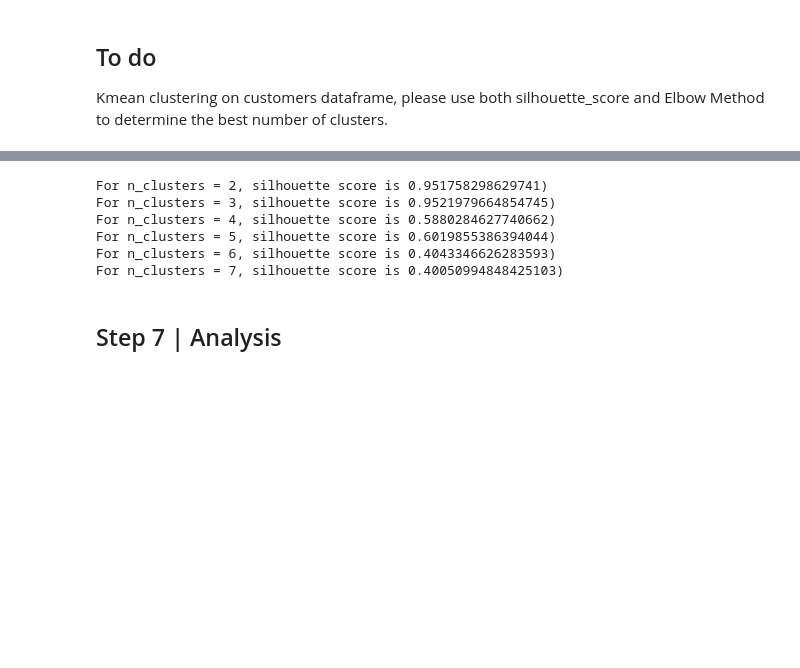
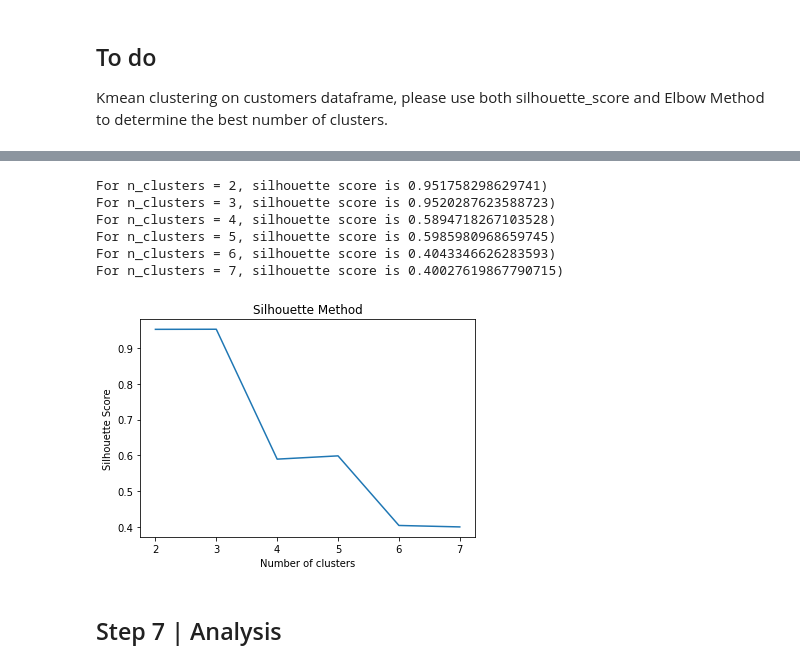
Before and after one commit to Jinglinhui/My-codes, a Jupyter notebook: kmean_project_std.ipynb, the cells around one changed output, grey strips where cells are left out. Cells and saved outputs as stored; diff of their text form; code cells hidden in the pictures; blank space fills up the shorter version.

```diff
--- a/kmean_project_std.ipynb
+++ b/kmean_project_std.ipynb
@@ -509,5 +511,7 @@ plt.show()
 # %%
 from sklearn.metrics import silhouette_score
+x=[]
+y=[]
 range_n_clusters = list (range(2,8))
 for n_clusters in range_n_clusters:
     clusterer = KMeans(n_clusters=n_clusters)
@@ -515,14 +519,24 @@ for n_clusters in range_n_clusters:
     centers = clusterer.cluster_centers_
 
     score = silhouette_score(scaled_customers, preds)
+    x.append(n_clusters)
+    y.append(score)
     print("For n_clusters = {}, silhouette score is {})".format(n_clusters, score))
 # %% [output]
 For n_clusters = 2, silhouette score is 0.951758298629741)
-For n_clusters = 3, silhouette score is 0.9521979664854745)
-For n_clusters = 4, silhouette score is 0.5880284627740662)
-For n_clusters = 5, silhouette score is 0.6019855386394044)
+For n_clusters = 3, silhouette score is 0.9520287623588723)
+For n_clusters = 4, silhouette score is 0.5894718267103528)
+For n_clusters = 5, silhouette score is 0.5985980968659745)
 For n_clusters = 6, silhouette score is 0.4043346626283593)
-For n_clusters = 7, silhouette score is 0.40050994848425103)
+For n_clusters = 7, silhouette score is 0.40027619867790715)
+# %%
+plt.plot(x,y)
+plt.title('Silhouette Method')
+plt.xlabel('Number of clusters')
+plt.ylabel('Silhouette Score')
+plt.show()
+# %% [output]
+[figure, added]
 # %% [markdown]
 ## Step 7 | Analysis
 # %% [markdown]
```
Also changed, not shown: parts of 20 cells of this notebook.
